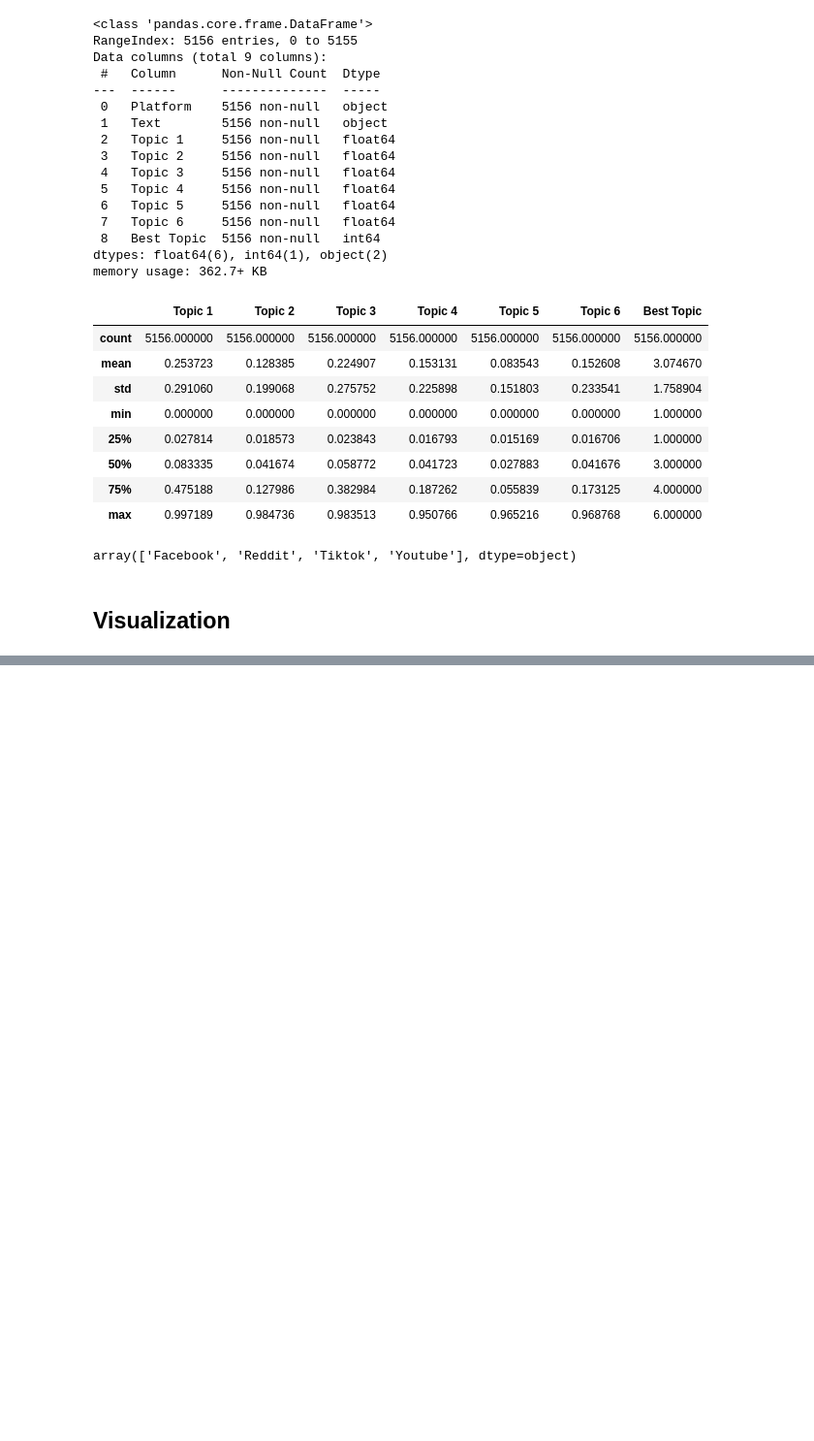
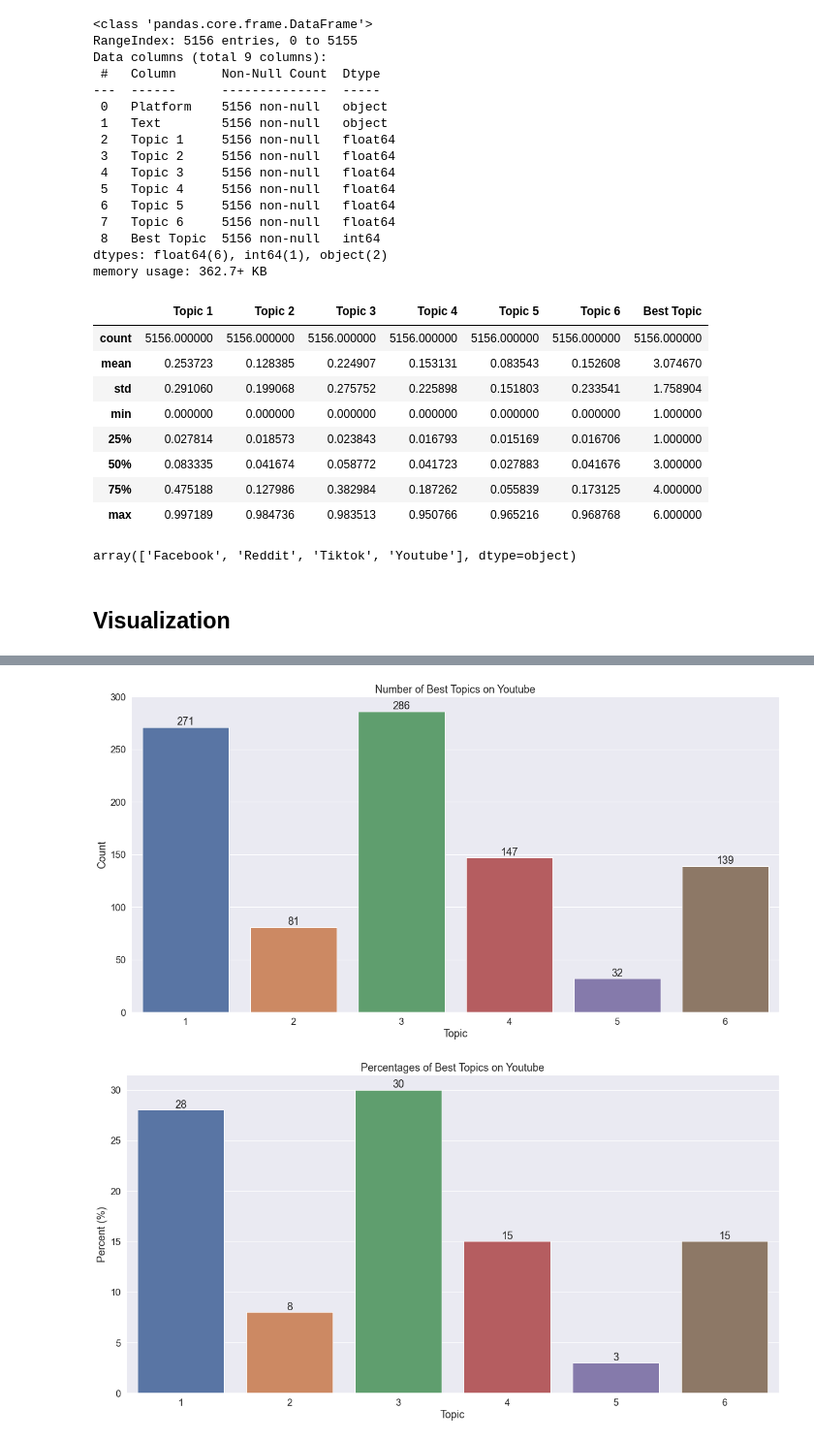
Before and after one commit to ABCD-EDU/LDA-ph-inflation, a Jupyter notebook: eda_labelled.ipynb, the cells around one changed output, grey strips where cells are left out. Shown at 97% size. Cells and saved outputs as stored; diff of their text form; code cells hidden in the pictures; blank space fills up the shorter version.

```diff
--- a/eda_labelled.ipynb
+++ b/eda_labelled.ipynb
@@ -86,0 +125,6 @@ array(['Facebook', 'Reddit', 'Tiktok', 'Youtube'], dtype=object)
+# %%
+# Number and Percentage of Best Topics on Youtube
+draw_bar_graph_for_text_visualization(df_yt, 'Youtube')
+# %% [output]
+[figure, added]
+[figure, added]
```
Also changed, not shown: parts of 6 cells of this notebook, 1 other file.
